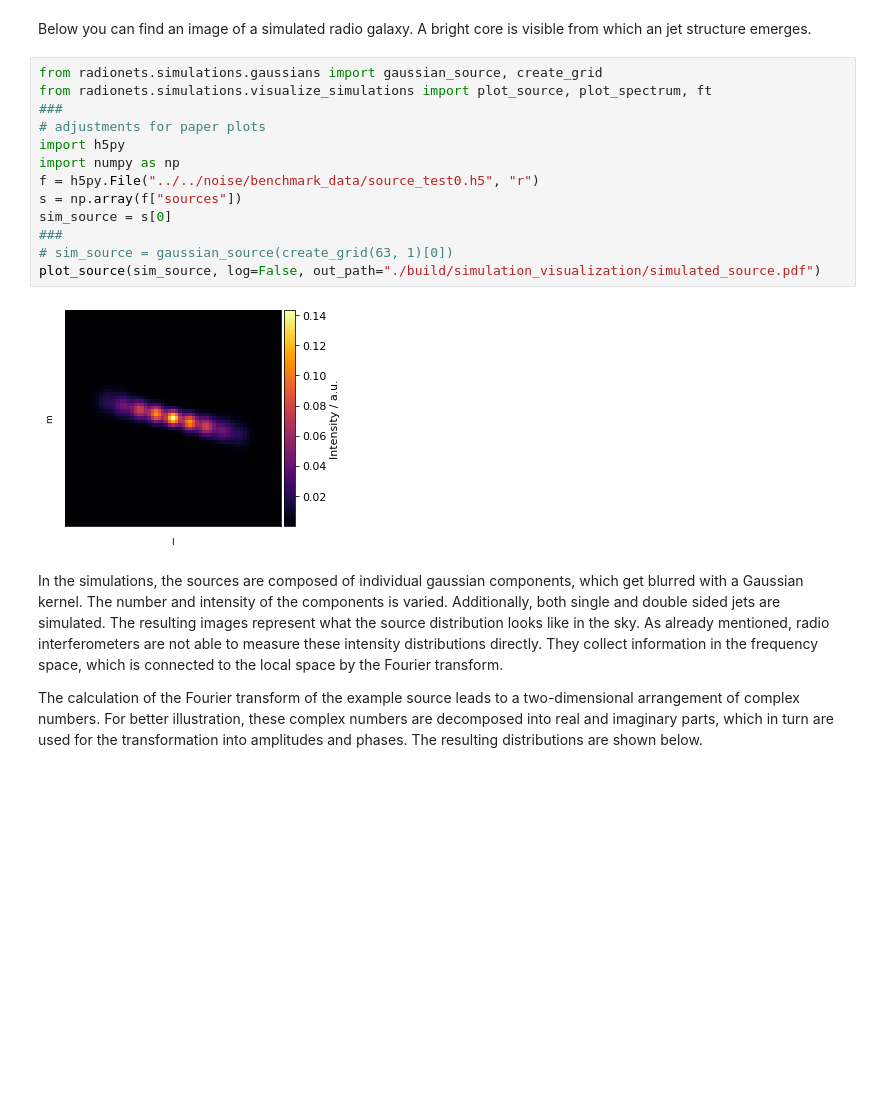
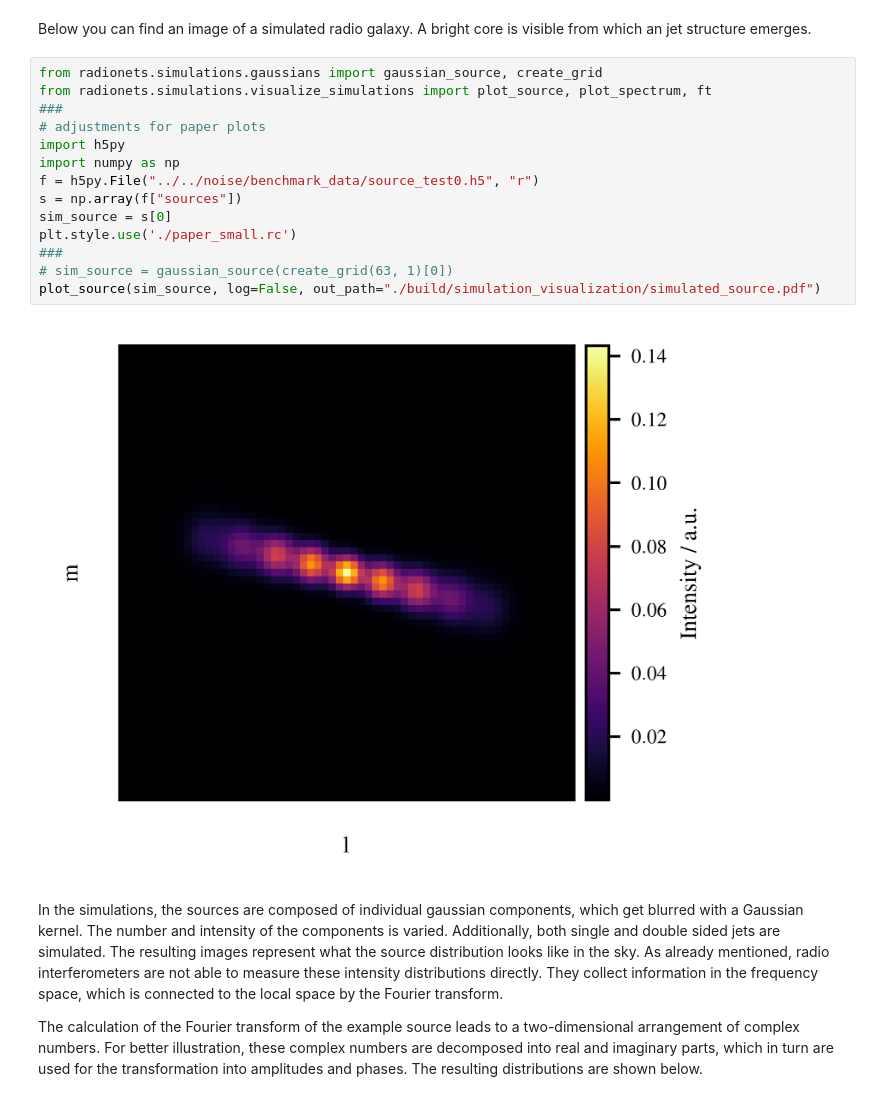
Before and after one commit to radionets-project/radionets, a Jupyter notebook: examples/00_observation_simulation.ipynb, the cells around one changed output. Drawn from its saved outputs; the diff is of its cells as text; blank space fills up the shorter version.

```diff
--- a/examples/00_observation_simulation.ipynb
+++ b/examples/00_observation_simulation.ipynb
@@ -25,18 +26,19 @@ Below you can find an image of a simulated radio galaxy. A bright core is visibl
 # %%
 from radionets.simulations.gaussians import gaussian_source, create_grid
 from radionets.simulations.visualize_simulations import plot_source, plot_spectrum, ft
 ###
 # adjustments for paper plots
 import h5py
 import numpy as np
 f = h5py.File("../../noise/benchmark_data/source_test0.h5", "r")
 s = np.array(f["sources"])
 sim_source = s[0]
+plt.style.use('./paper_small.rc')
 ###
 # sim_source = gaussian_source(create_grid(63, 1)[0])
 plot_source(sim_source, log=False, out_path="./build/simulation_visualization/simulated_source.pdf")
 # %% [output]
-[figure, old version]
+[figure, new version]
 # %% [markdown]
 In the simulations, the sources are composed of individual gaussian components, which get blurred with a Gaussian kernel. The number and intensity of the components is varied. Additionally, both single and double sided jets are simulated. The resulting images represent what the source distribution looks like in the sky. As already mentioned, radio interferometers are not able to measure these intensity distributions directly. They collect information in the frequency space, which is connected to the local space by the Fourier transform.
 
```
Also changed, not shown: parts of 11 cells of this notebook, 3 other files.
